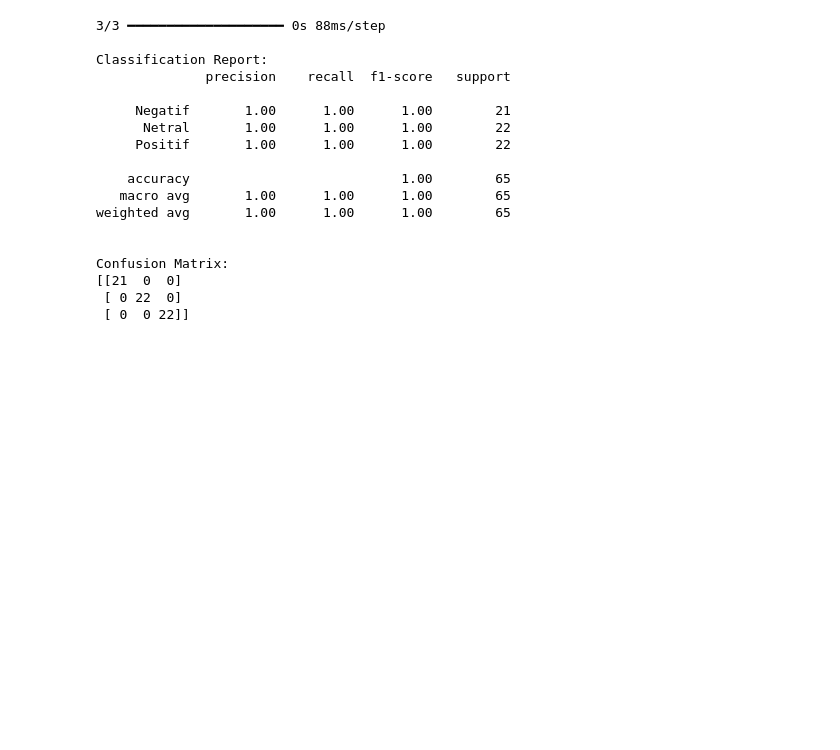
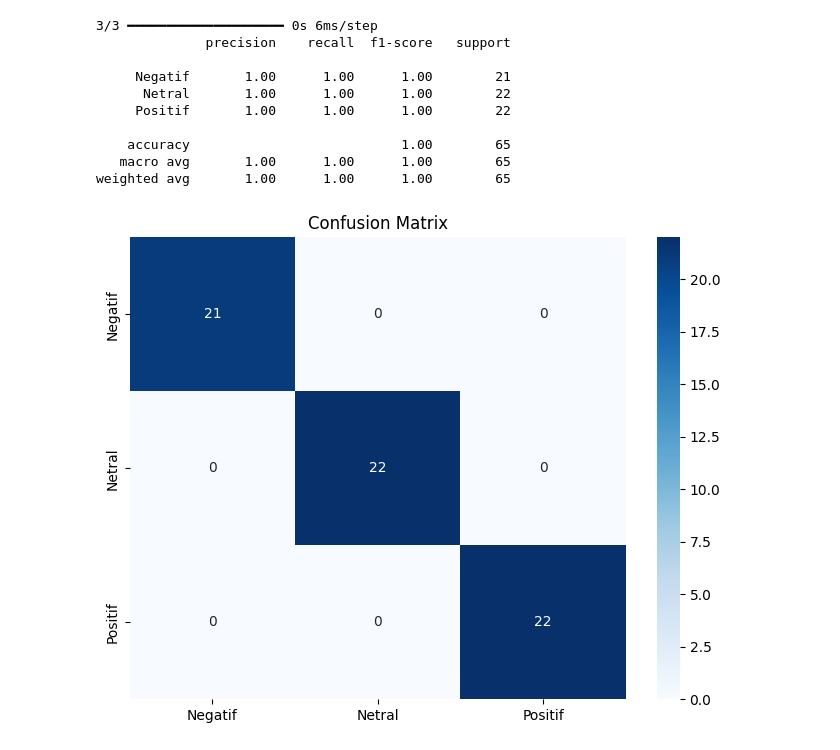
Before and after one commit to AslamMardin11/tesis-absa, a Jupyter notebook: ABSA-sentiment-pesantren.ipynb, the cells around one changed output. Drawn from its saved outputs; the diff is of its cells as text; code cells hidden in the pictures; blank space fills up the shorter version.

```diff
--- a/ABSA-sentiment-pesantren.ipynb
+++ b/ABSA-sentiment-pesantren.ipynb
@@ -204,20 +220,0 @@ Model: "sequential"
-# %%
-# Pelatihan Model
-# Callback untuk early stopping
-early_stop = EarlyStopping(monitor='val_loss', patience=3)
-
-# Training
-history = model.fit(
-    X_train_padded,
-    train_data_balanced["label"],
-    epochs=10,
-    batch_size=32,
-    validation_data=(X_test_padded, y_test),
-    callbacks=[early_stop]
-)
-
-# Plot akurasi
-plt.plot(history.history['accuracy'], label='Training Accuracy')
-plt.plot(history.history['val_accuracy'], label='Validation Accuracy')
-plt.legend()
-plt.show()
@@ -246,31 +221,29 @@ Epoch 10/10
 # %%
-# Evaluasi Model
-# Prediksi
-y_pred = np.argmax(model.predict(X_test_padded), axis=1)
+# ## **Step 9: Evaluation**
+# %%
+# 1. Predictions
+y_pred = np.argmax(model.predict(X_test_pad), axis=1)
 
-# Classification report
-print("\nClassification Report:")
-print(classification_report(y_test, y_pred, target_names=sentimen_map.keys()))
+# 2. Classification Report
+print(classification_report(y_test, y_pred, target_names=sentiment_map.keys()))
 
-# Confusion matrix
-print("\nConfusion Matrix:")
-print(confusion_matrix(y_test, y_pred))
+# 3. Confusion Matrix
+plt.figure(figsize=(8,6))
+sns.heatmap(confusion_matrix(y_test, y_pred),
+            annot=True, fmt='d', cmap='Blues',
+            xticklabels=sentiment_map.keys(),
+            yticklabels=sentiment_map.keys())
+plt.title('Confusion Matrix')
+plt.show()
 # %% [output]
-3/3 ━━━━━━━━━━━━━━━━━━━━ 0s 88ms/step
-
-Classification Report:
+3/3 ━━━━━━━━━━━━━━━━━━━━ 0s 6ms/step
               precision    recall  f1-score   support
 
      Negatif       1.00      1.00      1.00        21
       Netral       1.00      1.00      1.00        22
      Positif       1.00      1.00      1.00        22
 
     accuracy                           1.00        65
    macro avg       1.00      1.00      1.00        65
 weighted avg       1.00      1.00      1.00        65
-
-
-Confusion Matrix:
-[[21  0  0]
- [ 0 22  0]
- [ 0  0 22]]
+[figure, added]
```
Also changed, not shown: parts of 14 cells of this notebook, 5 other files.
